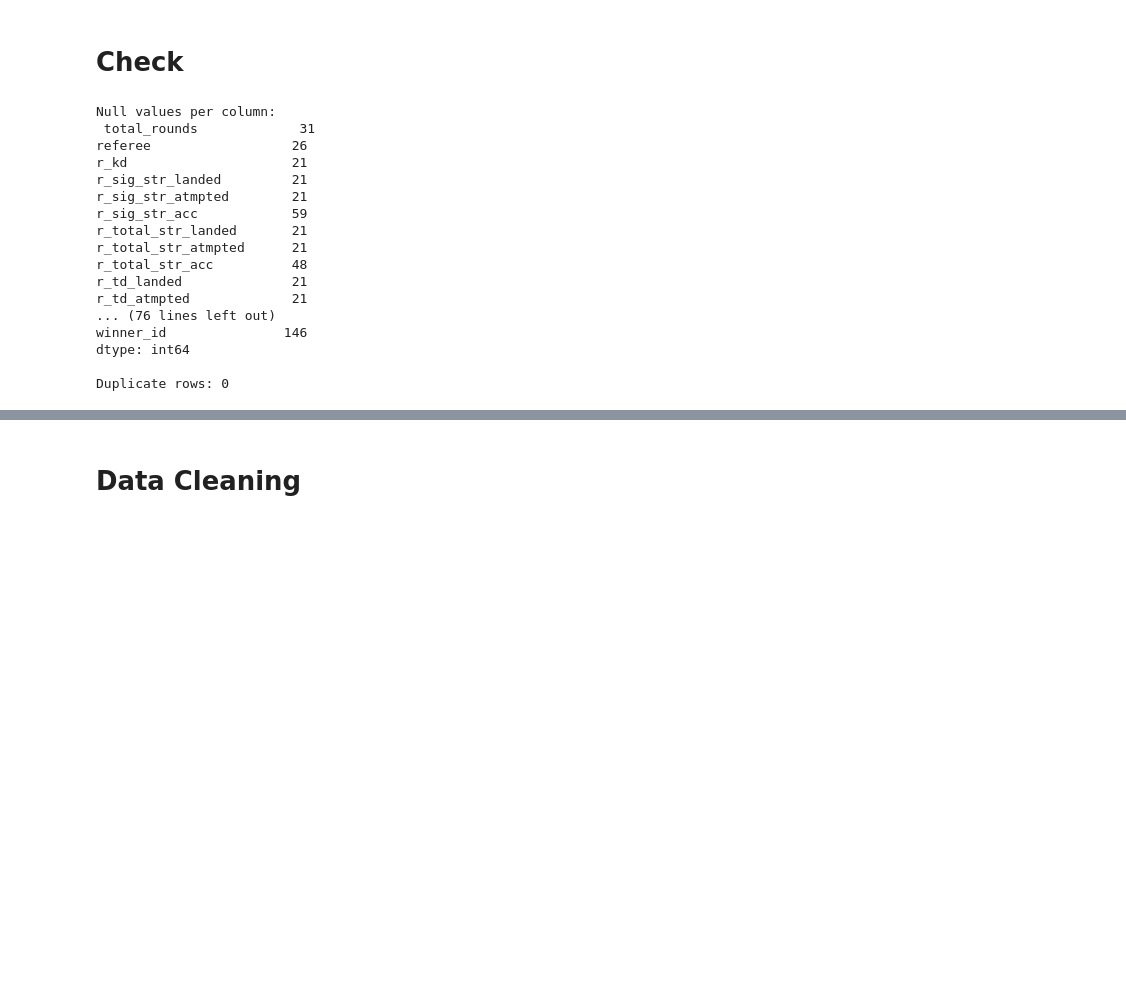
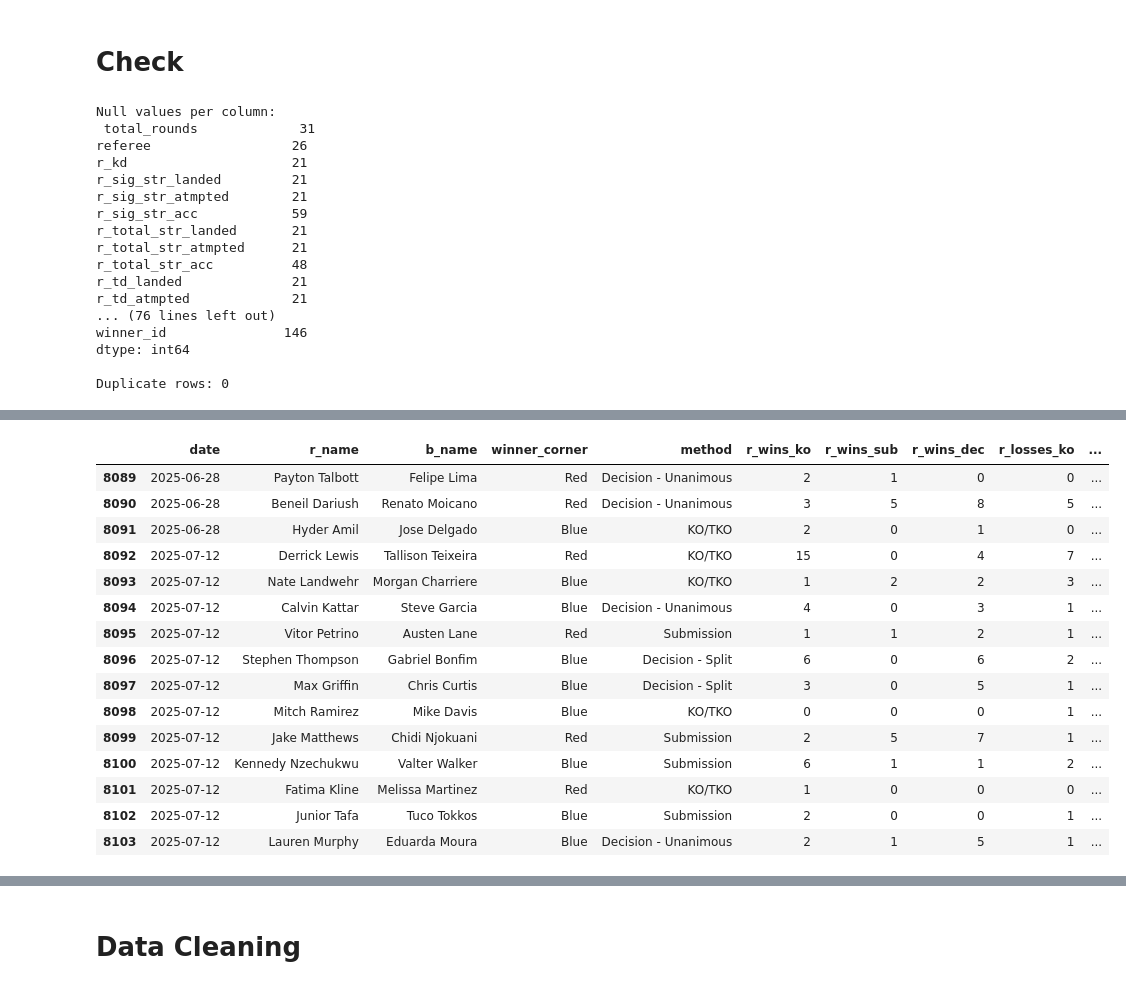
Before and after one commit to mfourier/ufc-predictor-v2, a Jupyter notebook: notebooks/01-etl.ipynb, the cells around one changed output, grey strips where cells are left out. Saved outputs shown, nothing was run; the diff lists cells and outputs as text; code cells hidden in the pictures; blank space fills up the shorter version.

Commit message:
etl: Add historical fighter stats with win/loss streaks, method-specific outcomes, and age features

```diff
--- a/notebooks/01-etl.ipynb
+++ b/notebooks/01-etl.ipynb
@@ -111,0 +131,8 @@ pd.reset_option('display.max_rows')
+# %%
+ufc_raw['winner_corner'] = ufc_raw.apply(
+    lambda row: 'Red' if row['winner'] == row['r_name']
+    else ('Blue' if row['winner'] == row['b_name'] else None),
+    axis=1
+)
+ufc_raw['winner_corner_bin'] = ufc_raw['winner_corner'].map({'Red': 0, 'Blue': 1, None: 2})
+ufc_raw[['r_name', 'b_name', 'winner', 'winner_corner', 'winner_corner_bin']].head()
@@ -111,0 +156,2 @@ pd.reset_option('display.max_rows')
+# %%
+ufc_raw = ufc_raw[ufc_raw['winner_corner_bin'] != 2]
@@ -111,0 +164,5 @@ pd.reset_option('display.max_rows')
+# %%
+# Convert to datetime
+ufc_raw['date'] = pd.to_datetime(ufc_raw['date'], errors='coerce')
+ufc_raw = ufc_raw.sort_values('date').reset_index(drop=True)
+ufc_raw['date']
@@ -111,0 +334,79 @@ pd.reset_option('display.max_rows')
+# %%
+# Initialize new columns for method-specific outcomes
+for corner in ['r', 'b']:
+    for result in ['wins', 'losses']:
+        for method in ['ko', 'sub', 'dec']:
+            ufc_raw[f"{corner}_{result}_{method}"] = 0
+
+# Dictionary to keep track of method-specific history
+method_history = {}
+
+# Loop through fights
+for idx, row in ufc_raw.iterrows():
+    for corner in ['r', 'b']:
+        fighter = row[f"{corner}_name"]
+
+        # Initialize fighter history if not present
+        if fighter not in method_history:
+            method_history[fighter] = {
+                'wins_ko': 0, 'wins_sub': 0, 'wins_dec': 0,
+                'losses_ko': 0, 'losses_sub': 0, 'losses_dec': 0
+            }
+
+        # Save prior stats
+        for result in ['wins', 'losses']:
+            for method in ['ko', 'sub', 'dec']:
+                ufc_raw.at[idx, f"{corner}_{result}_{method}"] = method_history[fighter][f"{result}_{method}"]
+
+        # Update history with the result of the current fight
+        # Determine if fighter won
+        fighter_won = ((row['winner_corner'] == 'Red' and corner == 'r') or
+                       (row['winner_corner'] == 'Blue' and corner == 'b'))
+
+        if fighter_won:
+            if row['method'] in ['KO/TKO', "TKO - Doctor's Stoppage"]:
+                method_history[fighter]['wins_ko'] += 1
+            elif row['method'] == 'Submission':
+                method_history[fighter]['wins_sub'] += 1
+            elif row['method'] in ['Decision - Unanimous', 'Decision - Split', 'Decision - Majority']:
+                method_history[fighter]['wins_dec'] += 1
+
+        elif row['winner_corner'] in ['Red', 'Blue']:  # lost
+            if row['method'] in ['KO/TKO', "TKO - Doctor's Stoppage"]:
+                method_history[fighter]['losses_ko'] += 1
+            elif row['method'] == 'Submission':
+                method_history[fighter]['losses_sub'] += 1
+            elif row['method'] in ['Decision - Unanimous', 'Decision - Split', 'Decision - Majority']:
+                method_history[fighter]['losses_dec'] += 1
+
+# Wins by method differences
+ufc_raw['ko_wins_dif'] = ufc_raw['b_wins_ko'] - ufc_raw['r_wins_ko']
+ufc_raw['sub_wins_dif'] = ufc_raw['b_wins_sub'] - ufc_raw['r_wins_sub']
+ufc_raw['dec_wins_dif'] = ufc_raw['b_wins_dec'] - ufc_raw['r_wins_dec']
+
+# Losses by method differences
+ufc_raw['ko_losses_dif'] = ufc_raw['b_losses_ko'] - ufc_raw['r_losses_ko']
+ufc_raw['sub_losses_dif'] = ufc_raw['b_losses_sub'] - ufc_raw['r_losses_sub']
+ufc_raw['dec_losses_dif'] = ufc_raw['b_losses_dec'] - ufc_raw['r_losses_dec']
+
+# Quick check
+ufc_raw[['date','r_name','b_name','winner_corner','method',
+               'r_wins_ko','r_wins_sub','r_wins_dec','r_losses_ko','r_losses_sub','r_losses_dec',
+               'b_wins_ko','b_wins_sub','b_wins_dec','b_losses_ko','b_losses_sub','b_losses_dec']].tail(15)
+# %% [output]
+|  | date | r_name | b_name | winner_corner | method | r_wins_ko | r_wins_sub | r_wins_dec | r_losses_ko | ... |
+| 8089 | 2025-06-28 | Payton Talbott | Felipe Lima | Red | Decision - Unanimous | 2 | 1 | 0 | 0 | ... |
+| 8090 | 2025-06-28 | Beneil Dariush | Renato Moicano | Red | Decision - Unanimous | 3 | 5 | 8 | 5 | ... |
+| 8091 | 2025-06-28 | Hyder Amil | Jose Delgado | Blue | KO/TKO | 2 | 0 | 1 | 0 | ... |
+| 8092 | 2025-07-12 | Derrick Lewis | Tallison Teixeira | Red | KO/TKO | 15 | 0 | 4 | 7 | ... |
+| 8093 | 2025-07-12 | Nate Landwehr | Morgan Charriere | Blue | KO/TKO | 1 | 2 | 2 | 3 | ... |
+| 8094 | 2025-07-12 | Calvin Kattar | Steve Garcia | Blue | Decision - Unanimous | 4 | 0 | 3 | 1 | ... |
+| 8095 | 2025-07-12 | Vitor Petrino | Austen Lane | Red | Submission | 1 | 1 | 2 | 1 | ... |
+| 8096 | 2025-07-12 | Stephen Thompson | Gabriel Bonfim | Blue | Decision - Split | 6 | 0 | 6 | 2 | ... |
+| 8097 | 2025-07-12 | Max Griffin | Chris Curtis | Blue | Decision - Split | 3 | 0 | 5 | 1 | ... |
+| 8098 | 2025-07-12 | Mitch Ramirez | Mike Davis | Blue | KO/TKO | 0 | 0 | 0 | 1 | ... |
+| 8099 | 2025-07-12 | Jake Matthews | Chidi Njokuani | Red | Submission | 2 | 5 | 7 | 1 | ... |
+| 8100 | 2025-07-12 | Kennedy Nzechukwu | Valter Walker | Blue | Submission | 6 | 1 | 1 | 2 | ... |
+| 8101 | 2025-07-12 | Fatima Kline | Melissa Martinez | Red | KO/TKO | 1 | 0 | 0 | 0 | ... |
+| 8102 | 2025-07-12 | Junior Tafa | Tuco Tokkos | Blue | Submission | 2 | 0 | 0 | 1 | ... |
+| 8103 | 2025-07-12 | Lauren Murphy | Eduarda Moura | Blue | Decision - Unanimous | 2 | 1 | 5 | 1 | ... |
```
Also changed, not shown: parts of 24 cells of this notebook.
